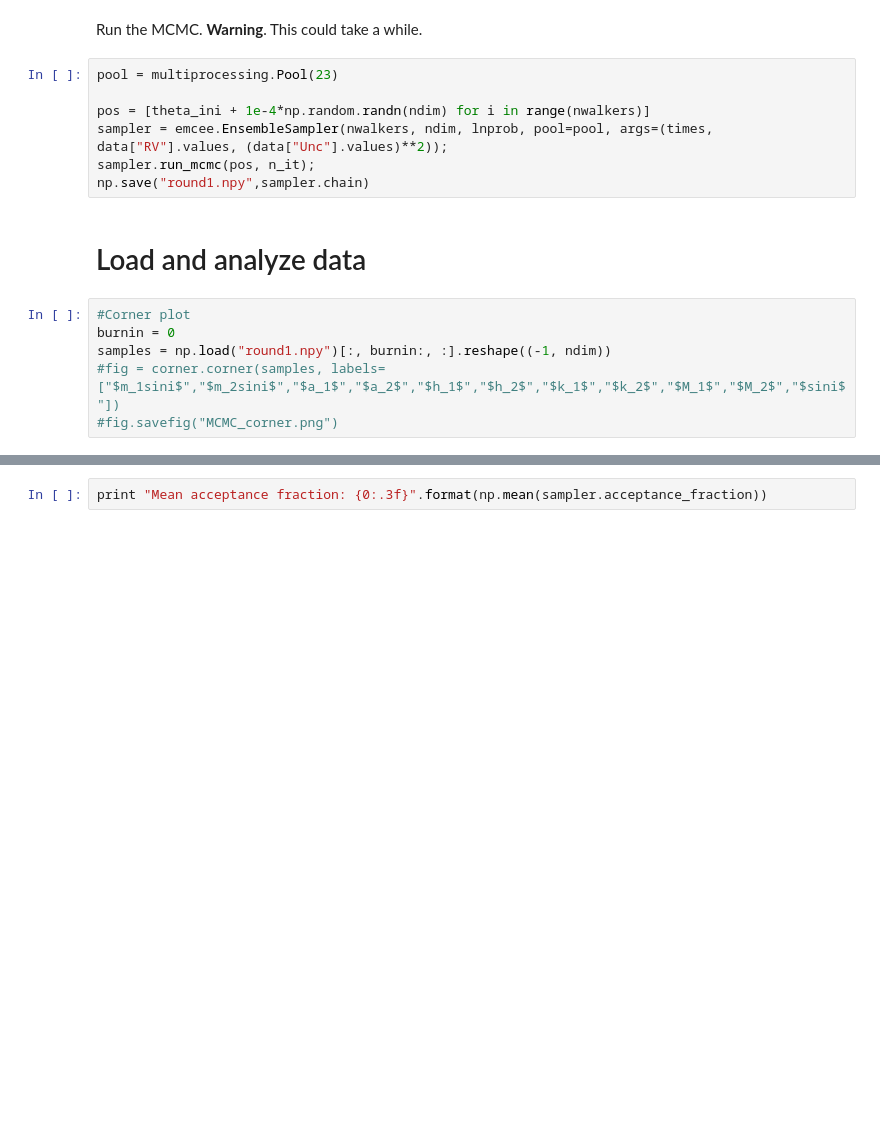
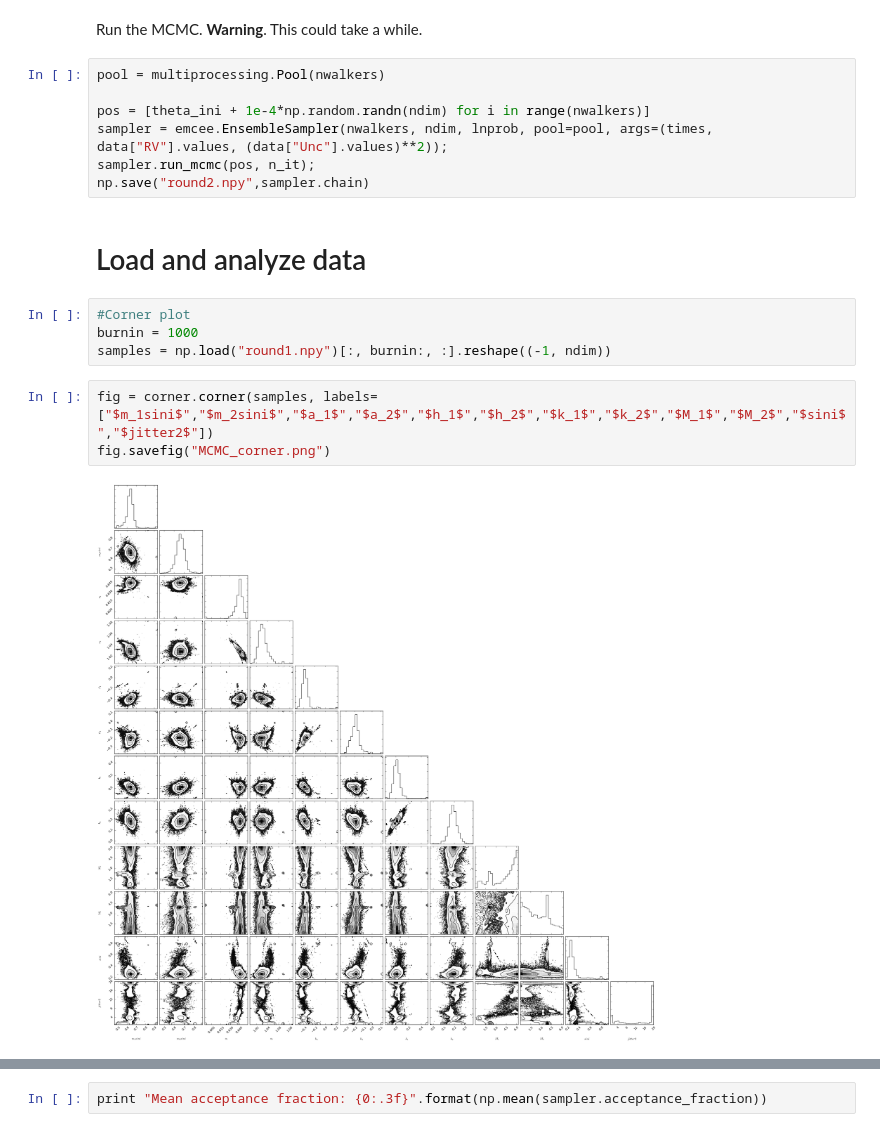
Before and after one commit to silburt/HD155358, a Jupyter notebook: HD155358.ipynb, the cells around one changed output, grey strips where cells are left out. Cells and saved outputs as stored; diff of their text form; blank space fills up the shorter version.

```diff
--- a/HD155358.ipynb
+++ b/HD155358.ipynb
@@ -129,18 +130,21 @@ ndim, nwalkers, n_it = len(theta_ini), 50, 5000
 # %% [markdown]
 Run the MCMC. **Warning**. This could take a while.
 # %%
-pool = multiprocessing.Pool(23)
+pool = multiprocessing.Pool(nwalkers)
 
 pos = [theta_ini + 1e-4*np.random.randn(ndim) for i in range(nwalkers)]
 sampler = emcee.EnsembleSampler(nwalkers, ndim, lnprob, pool=pool, args=(times, data["RV"].values, (data["Unc"].values)**2));
 sampler.run_mcmc(pos, n_it);
-np.save("round1.npy",sampler.chain)
+np.save("round2.npy",sampler.chain)
 # %% [markdown]
 # Load and analyze data
+# %%
+#Corner plot
+burnin = 1000
+samples = np.load("round1.npy")[:, burnin:, :].reshape((-1, ndim))
 # %%
-#Corner plot
-burnin = 0
-samples = np.load("round1.npy")[:, burnin:, :].reshape((-1, ndim))
-#fig = corner.corner(samples, labels=["$m_1sini$","$m_2sini$","$a_1$","$a_2$","$h_1$","$h_2$","$k_1$","$k_2$","$M_1$","$M_2$","$sini$"])
-#fig.savefig("MCMC_corner.png")
+fig = corner.corner(samples, labels=["$m_1sini$","$m_2sini$","$a_1$","$a_2$","$h_1$","$h_2$","$k_1$","$k_2$","$M_1$","$M_2$","$sini$","$jitter2$"])
+fig.savefig("MCMC_corner.png")
+# %% [output]
+[figure, added]
 # %%
```
Also changed, not shown: parts of 6 cells of this notebook, 1 other file.
